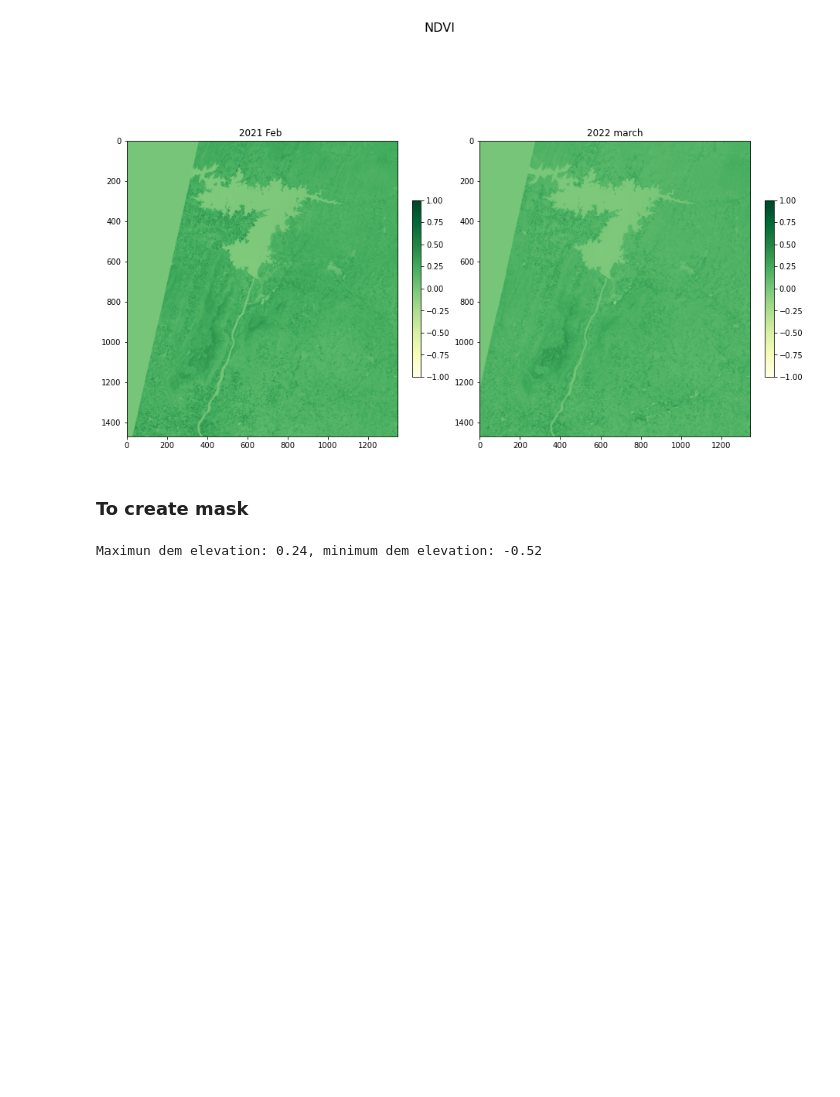
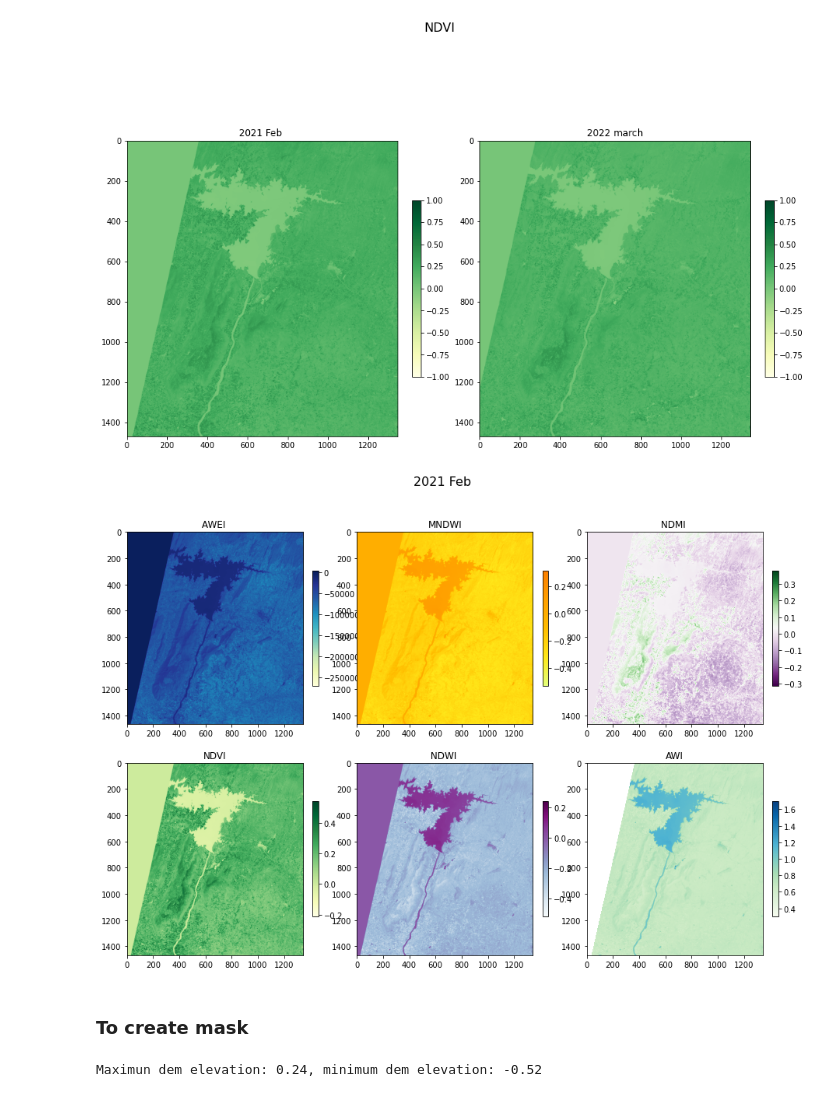
Before and after one commit to 1half/Remote_Sensing_Indices, a Jupyter notebook: Complete.ipynb, the cells around one changed output. Drawn from its saved outputs; the diff is of its cells as text; code cells hidden in the pictures; blank space fills up the shorter version.

Commit message:
New Plot

```diff
--- a/Complete.ipynb
+++ b/Complete.ipynb
@@ -198,6 +198,42 @@ def sub_plots(raster_array,vmn,vmx,colr,Title,Ind):
     ax.set_title("2022 march")
     plt.imshow(raster_array[Ind+6],vmin=vmn,vmax = vmx,cmap=colr)
     plt.colorbar(fraction=0.03)
+# %%
+def sub_plots1(raster_array,colr,Title='2021 Feb'):
+    #vmn = -1
+    #colr = 'seismic'
+    #vmx = 1
+    fig = plt.figure(figsize=(15,10))
+    fig.suptitle(Title, fontsize=16)
+    ax = plt.subplot(231)
+    ax.set_title(" AWEI  ")
+    plt.imshow(raster_array[0], cmap='YlGnBu')
+    plt.colorbar(fraction=0.03)
+
+    ax = plt.subplot(232)
+    ax.set_title("MNDWI")
+    plt.imshow(raster_array[1],cmap='Wistia')
+    plt.colorbar(fraction=0.03)
+
+    ax = plt.subplot(233)
+    ax.set_title(" NDMI  ")
+    plt.imshow(raster_array[2], cmap='PRGn')
+    plt.colorbar(fraction=0.03)
+
+    ax = plt.subplot(234)
+    ax.set_title("NDVI")
+    plt.imshow(raster_array[3],cmap='YlGn')
+    plt.colorbar(fraction=0.03)
+
+    ax = plt.subplot(235)
+    ax.set_title(" NDWI  ")
+    plt.imshow(raster_array[4], cmap='BuPu')
+    plt.colorbar(fraction=0.03)
+
+    ax = plt.subplot(236)
+    ax.set_title("AWI")
+    plt.imshow(raster_array[5],cmap='GnBu')
+    plt.colorbar(fraction=0.03)
 # %%
 List_file = glob.glob(mask_out+'/*'+'/*.tif')
 List_file.sort() #order= awei=0,mndwi=1, ndmi=2, ndvi=3, ndwi=4, wri=5
@@ -225,8 +261,12 @@ sub_plots(Images_water,vmn=-1,vmx=1,colr='YlGn',Title="NDVI_Water_Body",Ind=3)
 sub_plots(Images,vmn=-1,vmx=1,colr='YlGn',Title="NDVI",Ind=3)
 # %% [output]
 [figure]
-# %% [markdown]
-### To create mask
+# %%
+sub_plots1(Images)
+# %% [output]
+[figure, added]
+# %% [markdown]
+### To create mask
 # %%
 import masking
 #from shapely.geometry import Polygon, mapping,LineString,Point
```
Also changed, not shown: parts of 6 cells of this notebook.
